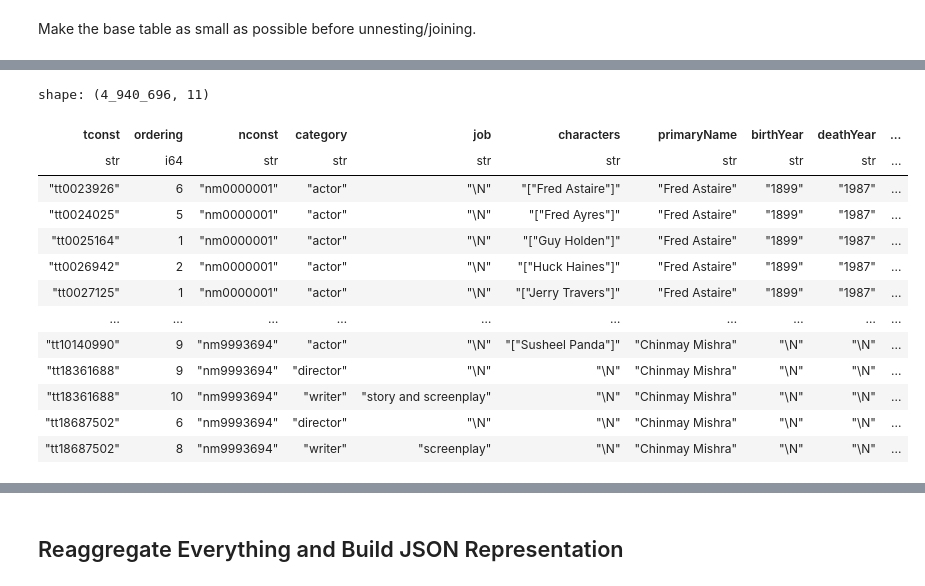
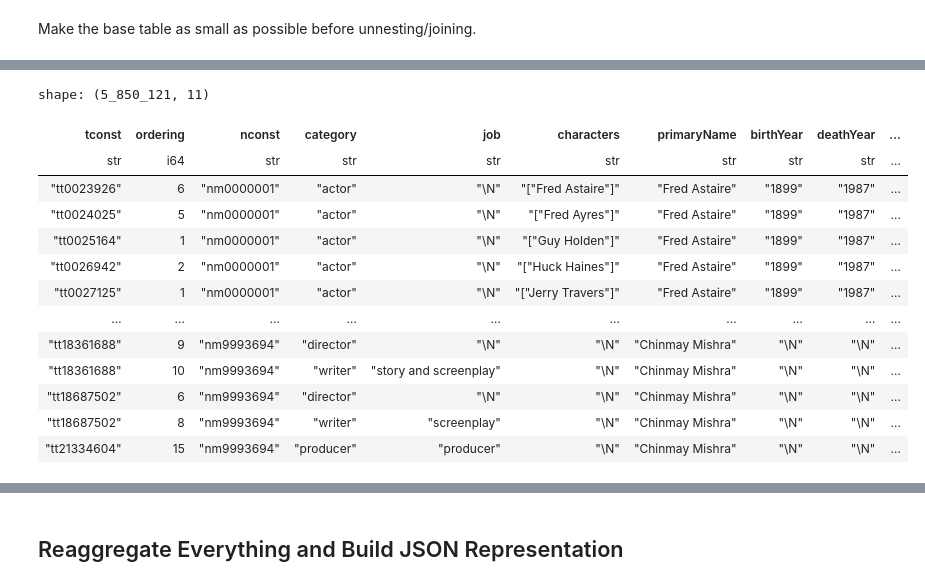
Before and after one commit to minimaxir/imdb-embeddings, a Jupyter notebook: imdb_polars_etl_test.ipynb, the cells around one changed output, grey strips where cells are left out. Cells and saved outputs as stored; diff of their text form; code cells hidden in the pictures.

```diff
--- a/imdb_polars_etl_test.ipynb
+++ b/imdb_polars_etl_test.ipynb
@@ -7,7 +8,10 @@ import os
 data_dir = "/Users/maxwoolf/Downloads"
 
 df_titles = pl.read_csv(
-    os.path.join(data_dir, "title.basics.tsv.gz"), separator="\t", ignore_errors=True
+    os.path.join(data_dir, "title.basics.tsv.gz"),
+    separator="\t",
+    ignore_errors=True,
+    quote_char=None,
 )
 
 df_titles
@@ -111,40 +115,42 @@ df_principals = pl.read_csv(
     os.path.join(data_dir, "title.principals.tsv.gz"),
     separator="\t",
     ignore_errors=True,
+    quote_char=None,
 )
 
 # df_principals = df_principals.join(df_denorm, on="tconst").filter(pl.col("nconst").is_not_null())
 df_principals = (
     df_principals.filter(
         pl.col("tconst").is_in(valid_tconst),
         # ~pl.col("category").is_in(["writer", "director"]),
     )  # handling writer and director later
 )
 
 df_names = pl.read_csv(
     os.path.join(data_dir, "name.basics.tsv.gz"),
     separator="\t",
     ignore_errors=True,
+    quote_char=None,
 )
 
 df_principals = df_principals.join(df_names, on="nconst")
 
 df_principals
 # %% [output]
-shape: (4_940_696, 11)
+shape: (5_850_121, 11)
 | tconst | ordering | nconst | category | job | characters | primaryName | birthYear | deathYear | ... |
 | str | i64 | str | str | str | str | str | str | str | ... |
 | "tt0023926" | 6 | "nm0000001" | "actor" | "\N" | "["Fred Astaire"]" | "Fred Astaire" | "1899" | "1987" | ... |
 | "tt0024025" | 5 | "nm0000001" | "actor" | "\N" | "["Fred Ayres"]" | "Fred Astaire" | "1899" | "1987" | ... |
 | "tt0025164" | 1 | "nm0000001" | "actor" | "\N" | "["Guy Holden"]" | "Fred Astaire" | "1899" | "1987" | ... |
 | "tt0026942" | 2 | "nm0000001" | "actor" | "\N" | "["Huck Haines"]" | "Fred Astaire" | "1899" | "1987" | ... |
 | "tt0027125" | 1 | "nm0000001" | "actor" | "\N" | "["Jerry Travers"]" | "Fred Astaire" | "1899" | "1987" | ... |
 | … | … | … | … | … | … | … | … | … | ... |
-| "tt10140990" | 9 | "nm9993694" | "actor" | "\N" | "["Susheel Panda"]" | "Chinmay Mishra" | "\N" | "\N" | ... |
 | "tt18361688" | 9 | "nm9993694" | "director" | "\N" | "\N" | "Chinmay Mishra" | "\N" | "\N" | ... |
 | "tt18361688" | 10 | "nm9993694" | "writer" | "story and screenplay" | "\N" | "Chinmay Mishra" | "\N" | "\N" | ... |
 | "tt18687502" | 6 | "nm9993694" | "director" | "\N" | "\N" | "Chinmay Mishra" | "\N" | "\N" | ... |
 | "tt18687502" | 8 | "nm9993694" | "writer" | "screenplay" | "\N" | "Chinmay Mishra" | "\N" | "\N" | ... |
+| "tt21334604" | 15 | "nm9993694" | "producer" | "producer" | "\N" | "Chinmay Mishra" | "\N" | "\N" | ... |
 # %%
 df_principals_agg = (
     df_principals.sort(["tconst", "ordering"])
```
Also changed, not shown: parts of 11 cells of this notebook.
